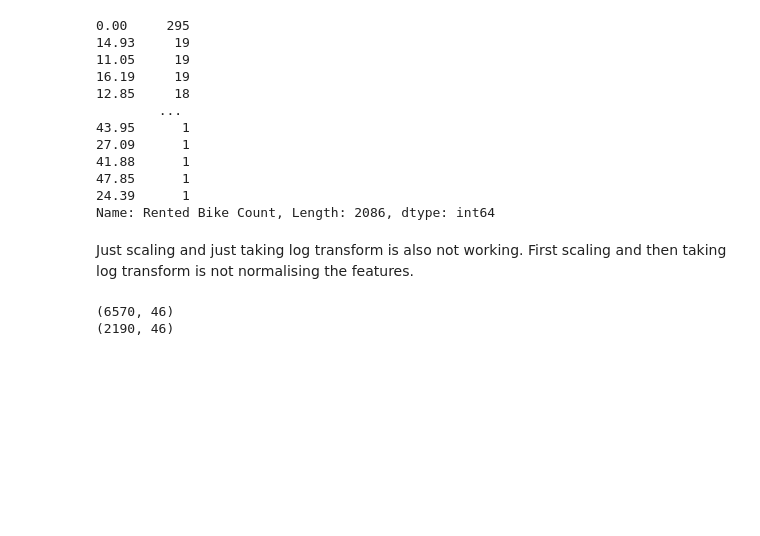
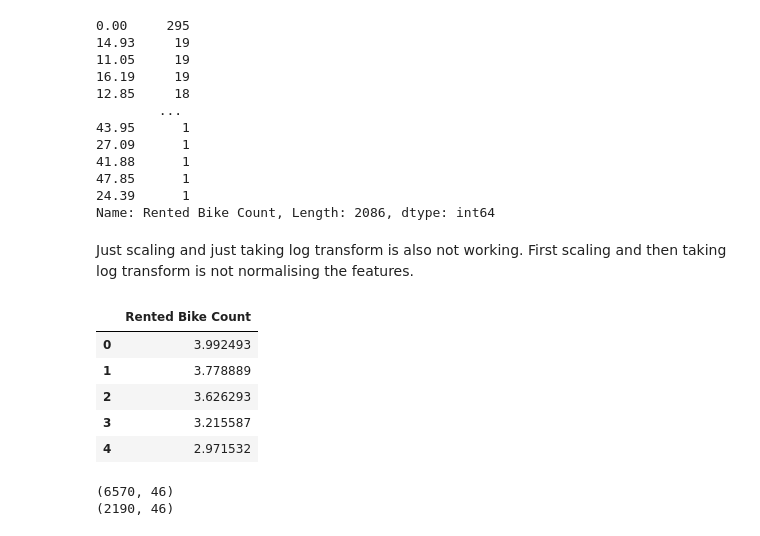
Before and after one commit to GoPlusUltra/Bike-Sharing-Prediction-Model, a Jupyter notebook: Copy_of_Bike_Sharing_Demand_Prediction_Capstone_Project.ipynb, the cells around one changed output. Drawn from its saved outputs; the diff is of its cells as text; code cells hidden in the pictures; blank space fills up the shorter version.

```diff
--- a/Copy_of_Bike_Sharing_Demand_Prediction_Capstone_Project.ipynb
+++ b/Copy_of_Bike_Sharing_Demand_Prediction_Capstone_Project.ipynb
@@ -658,7 +668,16 @@ Just scaling and just taking log transform is also not working.
 First scaling and then taking log transform is not normalising the features.
 # %%
 X = features
-y= df['Rented Bike Count']
+y= np.sqrt(df[['Rented Bike Count']])
+# %%
+y.head()
+# %% [output]
+|  | Rented Bike Count |
+| 0 | 3.992493 |
+| 1 | 3.778889 |
+| 2 | 3.626293 |
+| 3 | 3.215587 |
+| 4 | 2.971532 |
 # %%
 from sklearn.model_selection import train_test_split
 X_train, X_test, y_train, y_test = train_test_split(X, y, test_size = 0.25, random_state = 0)
```
Also changed, not shown: parts of 35 cells of this notebook.
